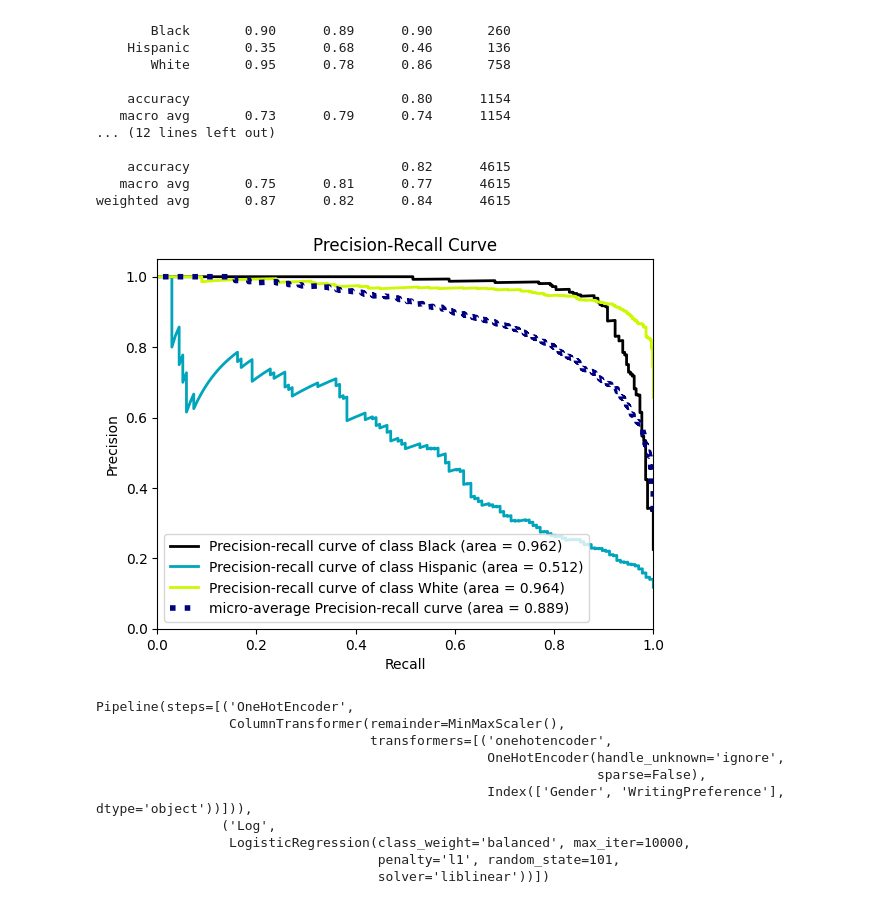
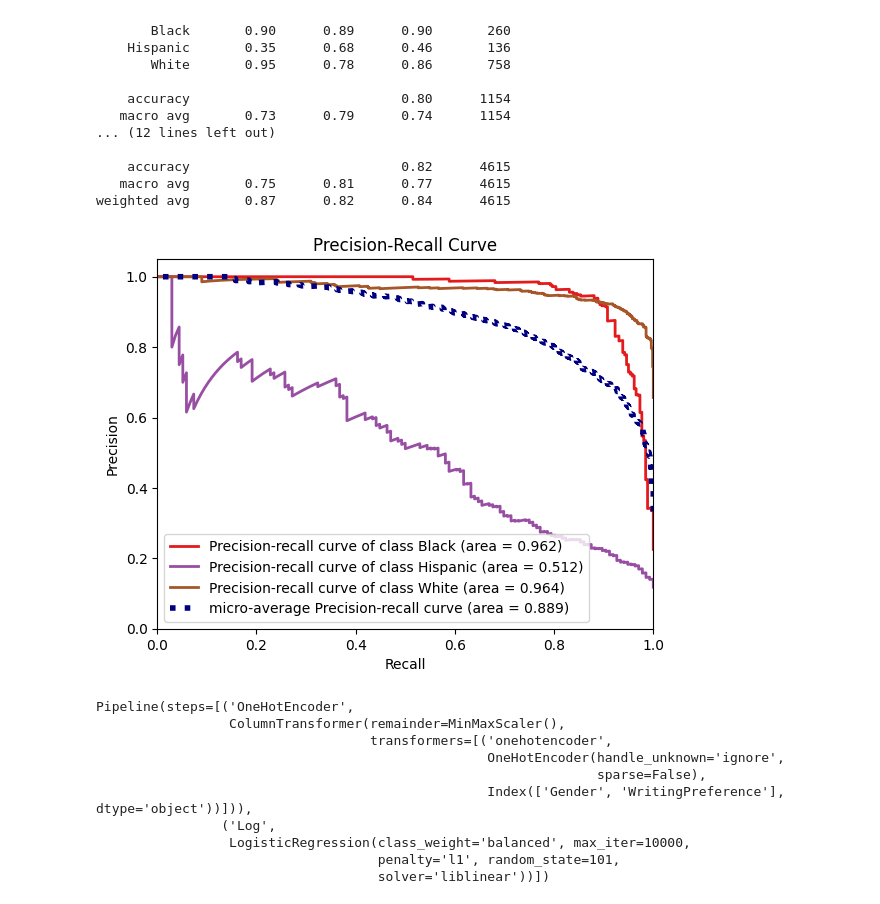
Before and after one commit to Hessa-Alharbi/Soldier-Race-Project, a Jupyter notebook: models/logistic_regression.ipynb, the cells around one changed output. Saved outputs shown, nothing was run; the diff lists cells and outputs as text; code cells hidden in the pictures.

```diff
--- a/models/logistic_regression.ipynb
+++ b/models/logistic_regression.ipynb
@@ -288,20 +270,20 @@ weighted avg       0.87      0.82      0.84      4615
 # %%
 from matplotlib import pyplot as plt
 from scikitplot.metrics import plot_roc, plot_precision_recall
 opertaions = [('OneHotEncoder', col_trans),
               ('Log',LogisticRegression(class_weight='balanced',max_iter=10000,
                                                                           random_state=101))]
 
 model = Pipeline(steps=opertaions)
 model.fit(x_train, y_train)
 
 
 y_pred_proba = model.predict_proba(x_test)
 
-plot_precision_recall(y_test, y_pred_proba)
+plot_precision_recall(y_test, y_pred_proba, cmap='Set1')
 plt.show();
 # %% [output]
-[figure, old version]
+[figure, new version]
 # %%
 opertaions = [('OneHotEncoder', col_trans),
               ('Log',LogisticRegression(class_weight='balanced',
```
Also changed, not shown: parts of 5 cells of this notebook, 5 other files.
